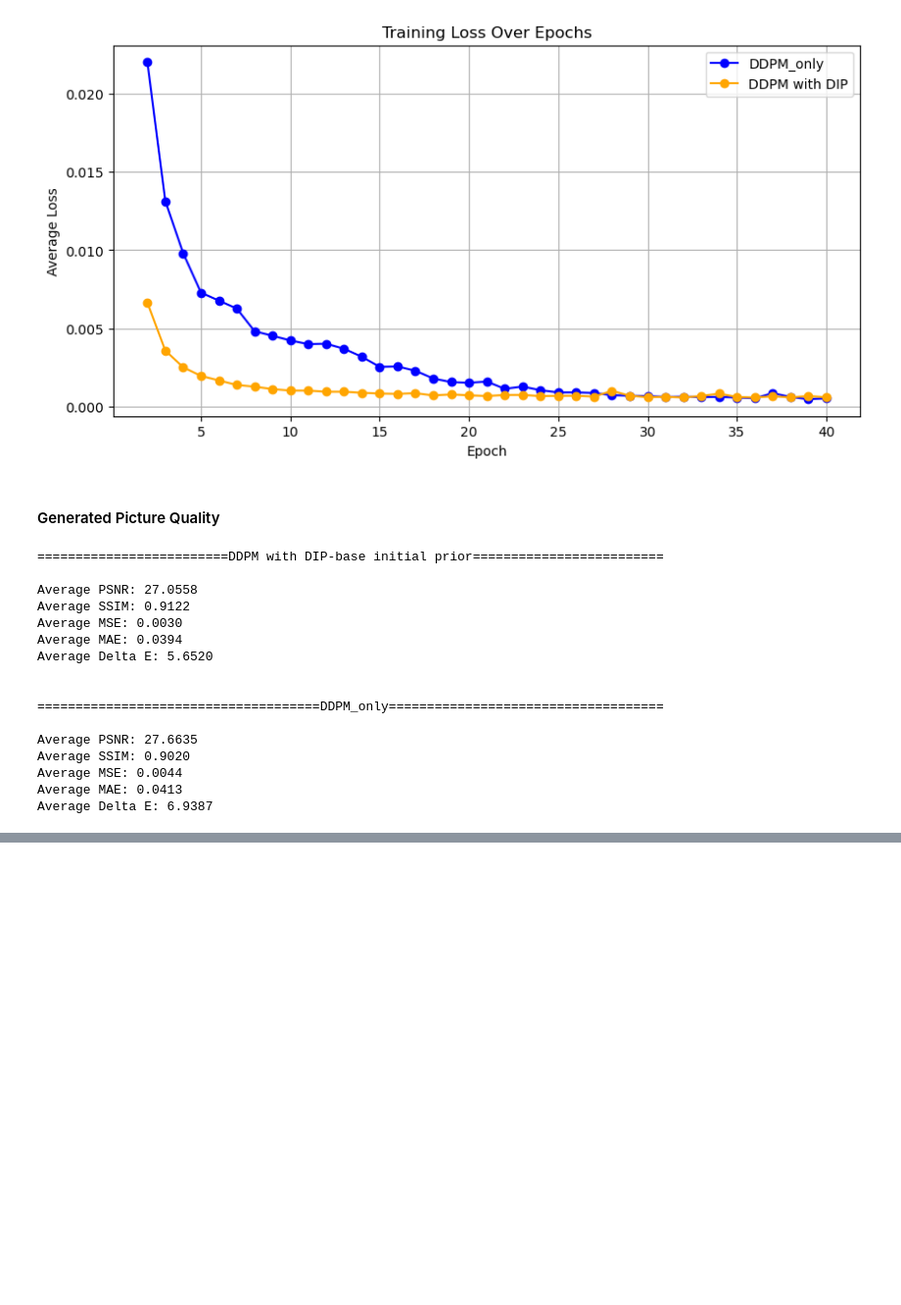
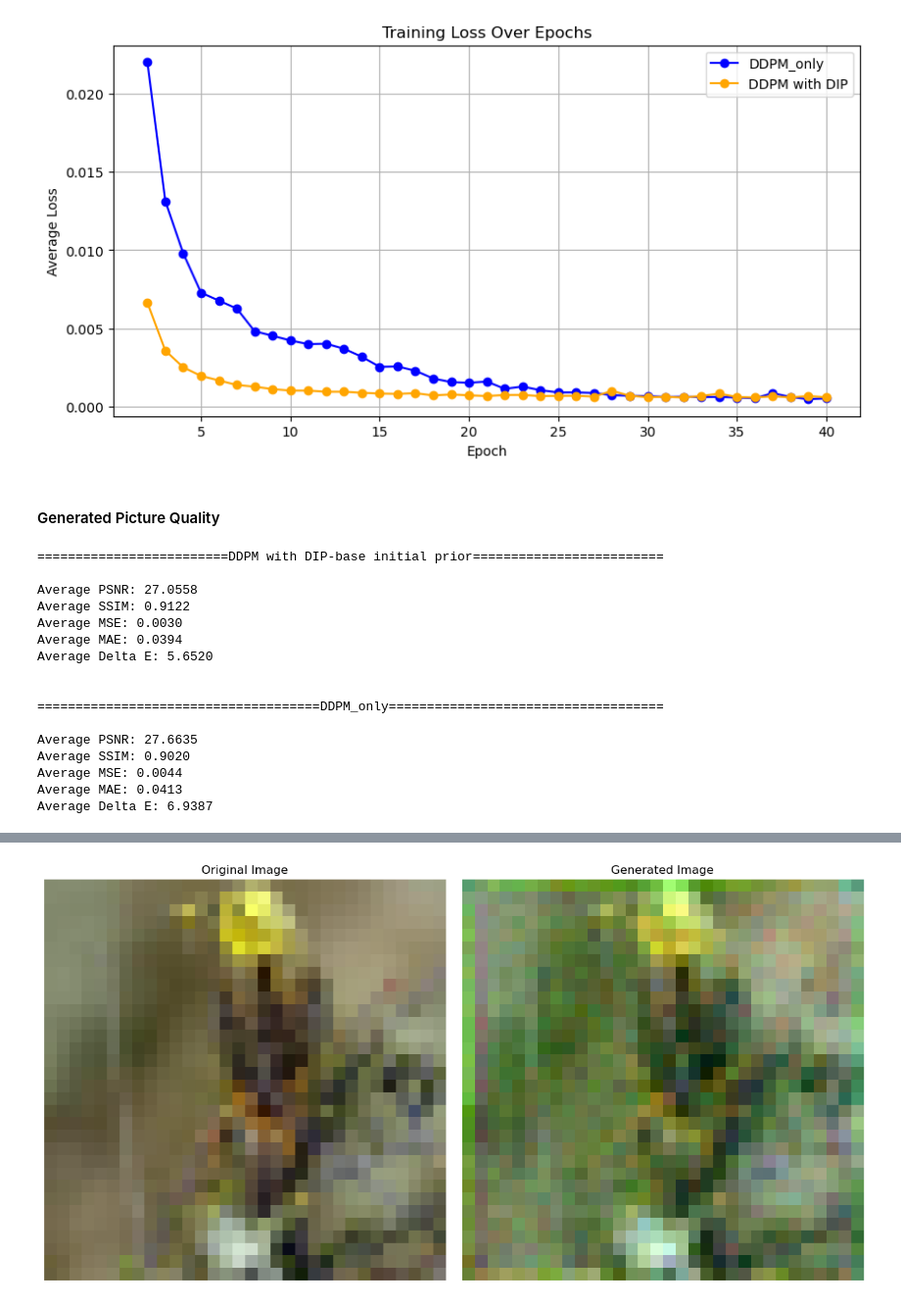
Before and after one commit to ukp66482/GAI_Project4, a Jupyter notebook: main.ipynb, the cells around one changed output, grey strips where cells are left out. Shown at 98% size. Saved outputs shown, nothing was run; the diff lists cells and outputs as text; code cells hidden in the pictures; blank space fills up the shorter version.

```diff
--- a/main.ipynb
+++ b/main.ipynb
@@ -891,0 +1070,83 @@ Average Delta E: 6.9387
+# %%
+from tabulate import tabulate
+
+num_images = 5
+psnr_values = []
+ssim_values = []
+mse_values = []
+mae_values = []
+deltaE_values = []
+results = []
+
+
+def display_images(original_img, generated_img):
+    plt.figure(figsize=(12, 6))
+
+    ax1 = plt.subplot(121)
+    ax1.imshow(original_img)
+    ax1.set_title('Original Image')
+    ax1.axis('off')
+
+    ax2 = plt.subplot(122)
+    ax2.imshow(generated_img)
+    ax2.set_title('Generated Image')
+    ax2.axis('off')
+
+    plt.tight_layout()
+    plt.show()
+
+for i in range(num_images):
+    test_image, _ = training_set[i]
+    restored_image = restored_image_func(DDPM_model, test_image, 10)
+
+    test_image = (test_image - test_image.min()) / (test_image.max() - test_image.min())
+    restored_image = (restored_image - restored_image.min()) / (restored_image.max() - restored_image.min())
+
+    original_image = test_image.cpu().permute(1, 2, 0).numpy()
+    generated_image = restored_image.cpu().permute(1, 2, 0).numpy()
+
+    psnr_value = psnr(original_image, generated_image, data_range=1.0)
+    psnr_values.append(psnr_value)
+
+    ssim_value = ssim(original_image, generated_image, multichannel=True, win_size=3, data_range=1.0)
+    ssim_values.append(ssim_value)
+
+    mse_value = mse(original_image, generated_image)
+    mse_values.append(mse_value)
+
+    mae_value = torch.mean(torch.abs(test_image - restored_image)).item()
+    mae_values.append(mae_value)
+
+    test_image_lab = rgb2lab(original_image)
+    restored_image_lab = rgb2lab(generated_image)
+    deltaE_value = np.mean(deltaE_ciede2000(test_image_lab, restored_image_lab))
+    deltaE_values.append(deltaE_value)
+
+    print(f"Image {i+1} - PSNR: {psnr_value:.4f}, SSIM: {ssim_value:.4f}, MSE: {mse_value:.4f}, MAE: {mae_value:.4f}, Delta E: {deltaE_value:.4f}")
+
+    display_images(original_image, generated_image)
+    results.append({
+        "Image": i + 1,
+        "PSNR": psnr_value,
+        "SSIM": ssim_value,
+        "MSE": mse_value,
+        "MAE": mae_value,
+        "Delta E": deltaE_value
+    })
+
+average_psnr = np.mean(psnr_values)
+average_ssim = np.mean(ssim_values)
+average_mse = np.mean(mse_values)
+average_mae = np.mean(mae_values)
+average_deltaE = np.mean(deltaE_values)
+
+df = pd.DataFrame(results)
+
+print(df.to_markdown())
+print("\n")
+print(f"Average PSNR: {average_psnr:.4f}")
+print(f"Average SSIM: {average_ssim:.4f}")
+print(f"Average MSE: {average_mse:.4f}")
+print(f"Average MAE: {average_mae:.4f}")
+print(f"Average Delta E: {average_deltaE:.4f}")
+# %% [output]
@@ -891,0 +1154 @@ Average Delta E: 6.9387
+[figure, added]
```
Also changed, not shown: parts of 5 cells of this notebook.
